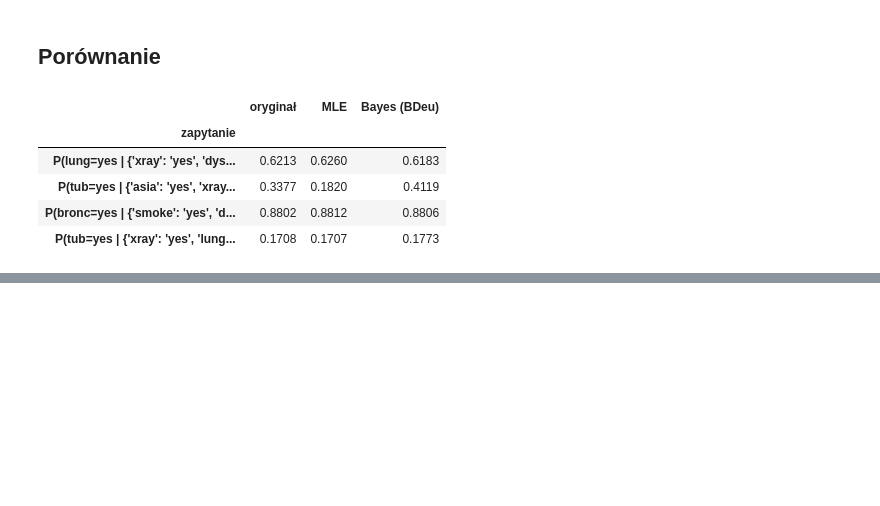
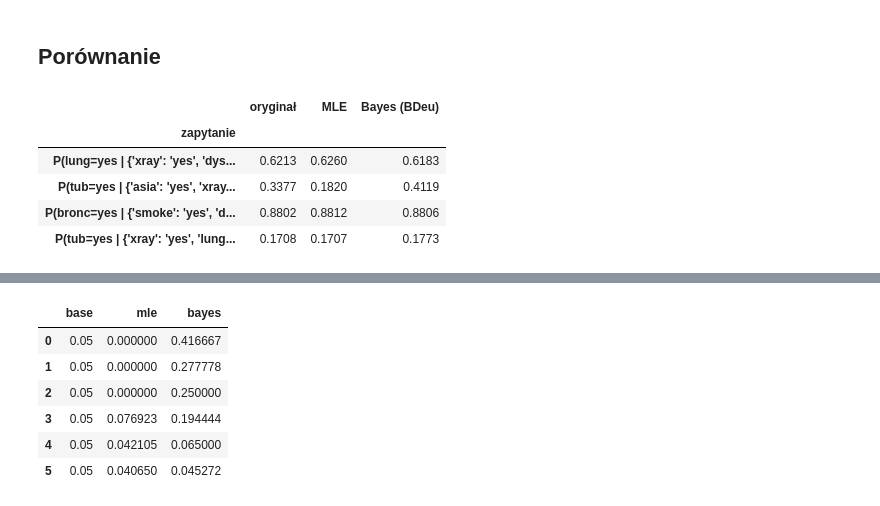
Before and after one commit to xXKeNdAmAmAsTeRXx/IFM_konwoledge_enginnering, a Jupyter notebook: src/ifm_konwoledge_enginnering/labs/3_lab_pgmpy/Lab3_tasks.ipynb, the cells around one changed output, grey strips where cells are left out. Cells and saved outputs as stored; diff of their text form; code cells hidden in the pictures; blank space fills up the shorter version.

```diff
--- a/src/ifm_konwoledge_enginnering/labs/3_lab_pgmpy/Lab3_tasks.ipynb
+++ b/src/ifm_konwoledge_enginnering/labs/3_lab_pgmpy/Lab3_tasks.ipynb
@@ -565,0 +713,12 @@ pd.DataFrame(rows).set_index("zapytanie").round(4)
+# %%
+results_df = pd.DataFrame.from_dict(results)
+
+results_df
+# %% [output]
+|  | base | mle | bayes |
+| 0 | 0.05 | 0.000000 | 0.416667 |
+| 1 | 0.05 | 0.000000 | 0.277778 |
+| 2 | 0.05 | 0.000000 | 0.250000 |
+| 3 | 0.05 | 0.076923 | 0.194444 |
+| 4 | 0.05 | 0.042105 | 0.065000 |
+| 5 | 0.05 | 0.040650 | 0.045272 |
```
Also changed, not shown: parts of 4 cells of this notebook.
